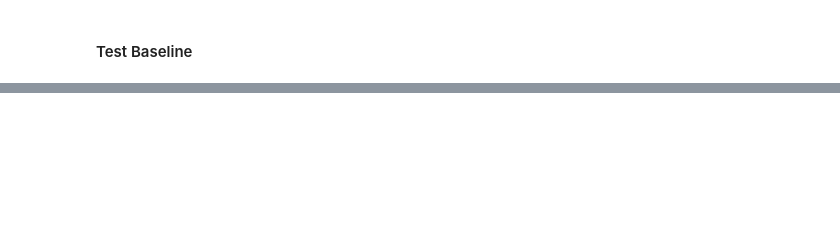
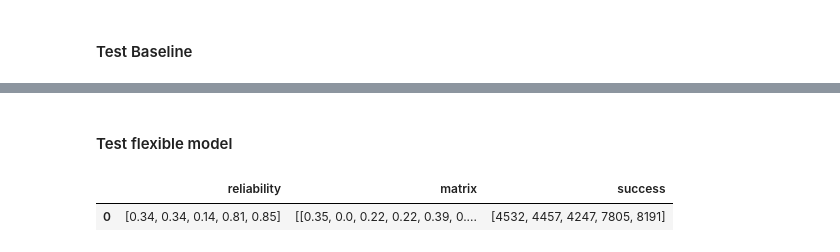
Before and after one commit to alicecwhuang/epistemic-altruism, a Jupyter notebook: model.ipynb, the cells around one changed output, grey strips where cells are left out. Saved outputs shown, nothing was run; the diff lists cells and outputs as text; code cells hidden in the pictures; blank space fills up the shorter version.

```diff
--- a/model.ipynb
+++ b/model.ipynb
@@ -40,7 +42,6 @@ class Agent():
 class Model():
     def __init__(self, n=5, round_per_gen=100, gen_per_run=200):
         """n: total number of agents"""
-        """lb: lowest reliability amongst agents"""
         self.n = n
         self.round_per_gen = round_per_gen
         self.gen_per_run = gen_per_run
@@ -314,0 +371,2 @@ df
+# %% [markdown]
+#### Test flexible model
@@ -314,0 +393,5 @@ df
+# %%
+df
+# %% [output]
+|  | reliability | matrix | success |
+| 0 | [0.34, 0.34, 0.14, 0.81, 0.85] | [[0.35, 0.0, 0.22, 0.22, 0.39, 0.... | [4532, 4457, 4247, 7805, 8191] |
```
Also changed, not shown: parts of 22 cells of this notebook, 2 other files.
